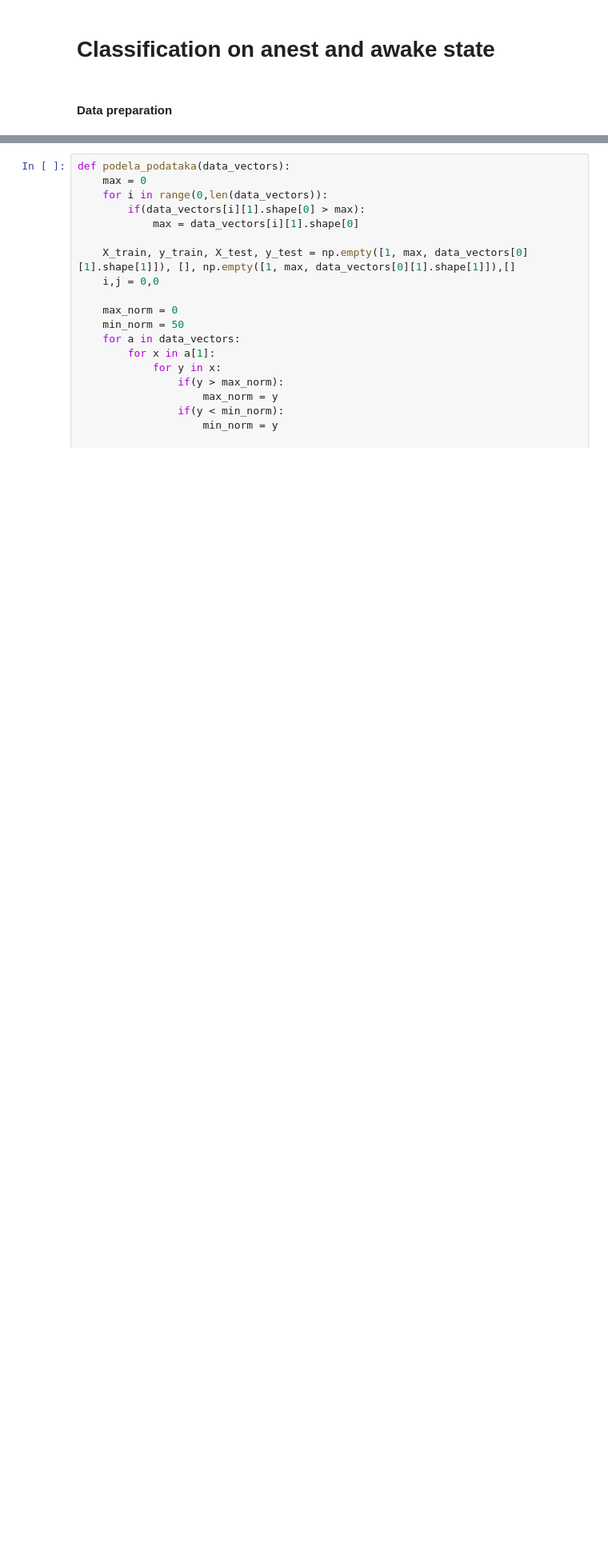
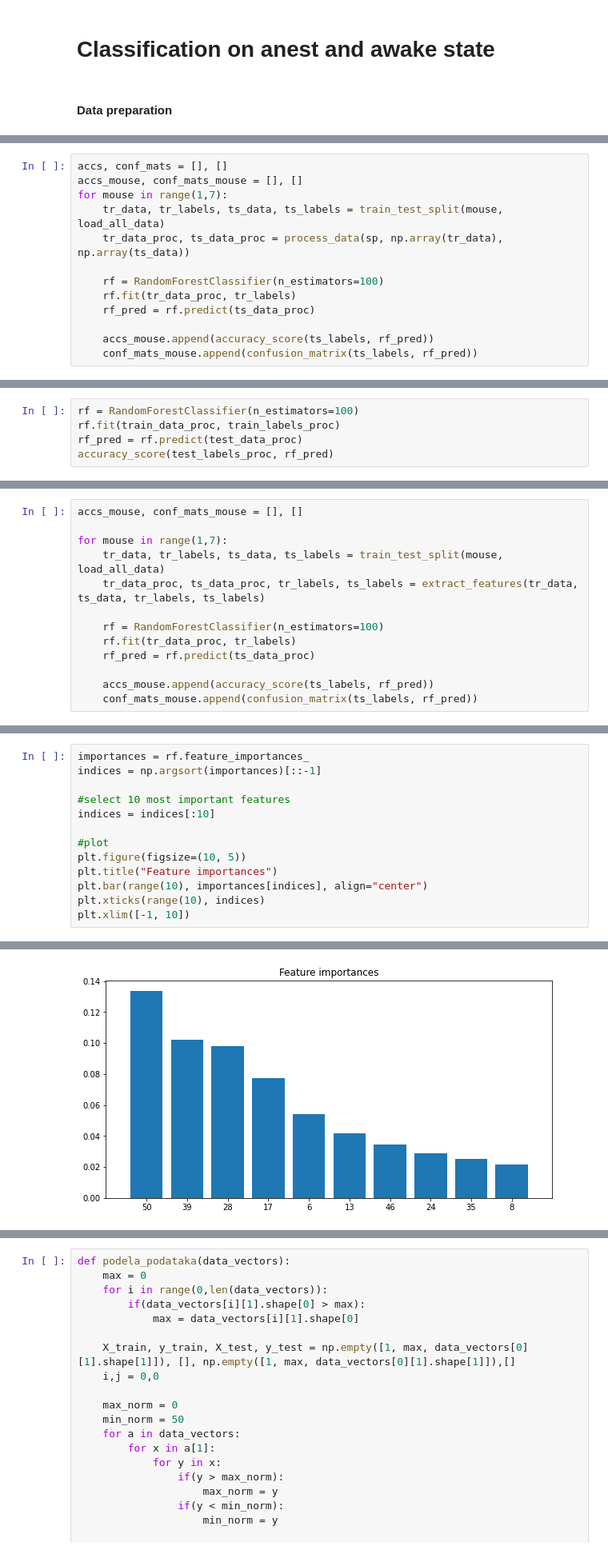
Before and after one commit to nedeljkovicmajaa/LMU_neuroscience, a Jupyter notebook: code/knn_rf.ipynb, the cells around one changed output, grey strips where cells are left out. Shown at 80% size. Cells and saved outputs as stored; diff of their text form; blank space fills up the shorter version.

```diff
--- a/code/knn_rf.ipynb
+++ b/code/knn_rf.ipynb
@@ -63,0 +338,13 @@ def vektorizacija(podaci):
+# %%
+accs, conf_mats = [], []
+accs_mouse, conf_mats_mouse = [], []
+for mouse in range(1,7):
+    tr_data, tr_labels, ts_data, ts_labels = train_test_split(mouse, load_all_data)
+    tr_data_proc, ts_data_proc = process_data(sp, np.array(tr_data), np.array(ts_data))
+
+    rf = RandomForestClassifier(n_estimators=100)
+    rf.fit(tr_data_proc, tr_labels)
+    rf_pred = rf.predict(ts_data_proc)
+
+    accs_mouse.append(accuracy_score(ts_labels, rf_pred))
+    conf_mats_mouse.append(confusion_matrix(ts_labels, rf_pred))
@@ -63,0 +357,5 @@ def vektorizacija(podaci):
+# %%
+rf = RandomForestClassifier(n_estimators=100)
+rf.fit(train_data_proc, train_labels_proc)
+rf_pred = rf.predict(test_data_proc)
+accuracy_score(test_labels_proc, rf_pred)
@@ -63,0 +364,13 @@ def vektorizacija(podaci):
+# %%
+accs_mouse, conf_mats_mouse = [], []
+
+for mouse in range(1,7):
+    tr_data, tr_labels, ts_data, ts_labels = train_test_split(mouse, load_all_data)
+    tr_data_proc, ts_data_proc, tr_labels, ts_labels = extract_features(tr_data, ts_data, tr_labels, ts_labels)
+
+    rf = RandomForestClassifier(n_estimators=100)
+    rf.fit(tr_data_proc, tr_labels)
+    rf_pred = rf.predict(ts_data_proc)
+
+    accs_mouse.append(accuracy_score(ts_labels, rf_pred))
+    conf_mats_mouse.append(confusion_matrix(ts_labels, rf_pred))
@@ -63,0 +379,14 @@ def vektorizacija(podaci):
+# %%
+importances = rf.feature_importances_
+indices = np.argsort(importances)[::-1]
+
+#select 10 most important features
+indices = indices[:10]
+
+#plot
+plt.figure(figsize=(10, 5))
+plt.title("Feature importances")
+plt.bar(range(10), importances[indices], align="center")
+plt.xticks(range(10), indices)
+plt.xlim([-1, 10])
+# %% [output]
@@ -63,0 +394 @@ def vektorizacija(podaci):
+[figure, added]
```
Also changed, not shown: parts of 44 cells of this notebook, 3 other files.
